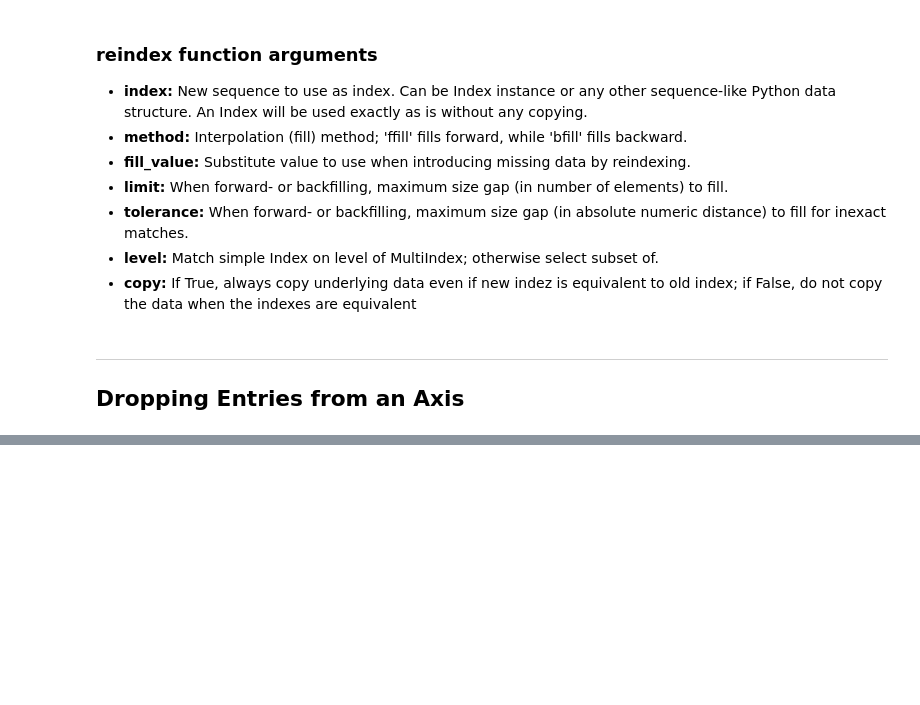
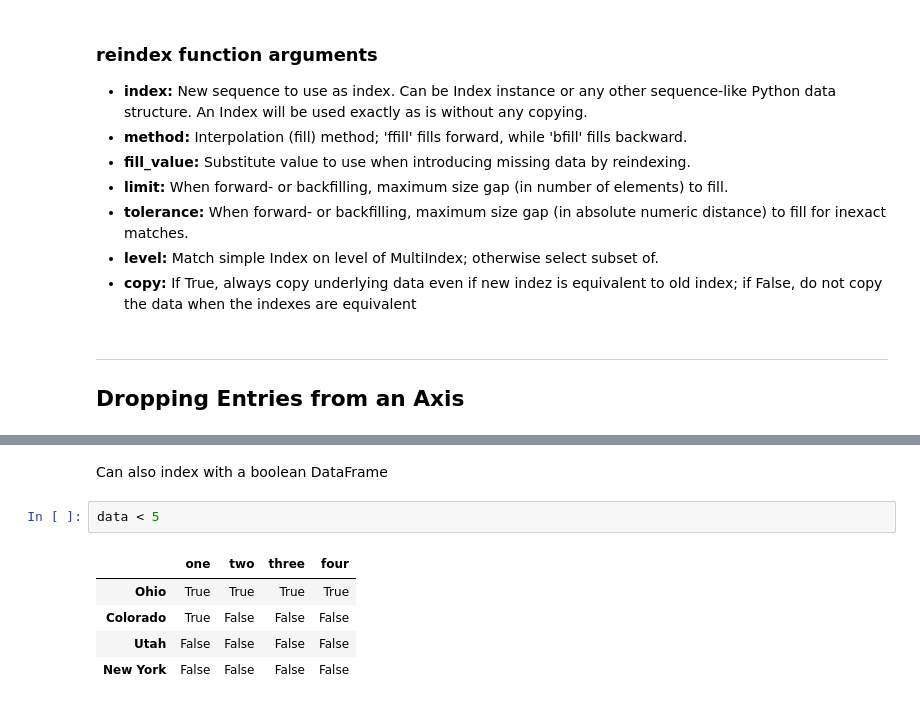
Before and after one commit to vanki2003/Python-for-Data-Analysis, a Jupyter notebook: Chapter 5 Pandas/essential_functionality.ipynb, the cells around one changed output, grey strips where cells are left out. Drawn from its saved outputs; the diff is of its cells as text; blank space fills up the shorter version.

```diff
--- a/Chapter 5 Pandas/essential_functionality.ipynb
+++ b/Chapter 5 Pandas/essential_functionality.ipynb
@@ -98,0 +280,10 @@ ___
+# %% [markdown]
+Can also index with a boolean DataFrame
+# %%
+data < 5
+# %% [output]
+|  | one | two | three | four |
+| Ohio | True | True | True | True |
+| Colorado | True | False | False | False |
+| Utah | False | False | False | False |
+| New York | False | False | False | False |
```
Also changed, not shown: parts of 42 cells of this notebook.
